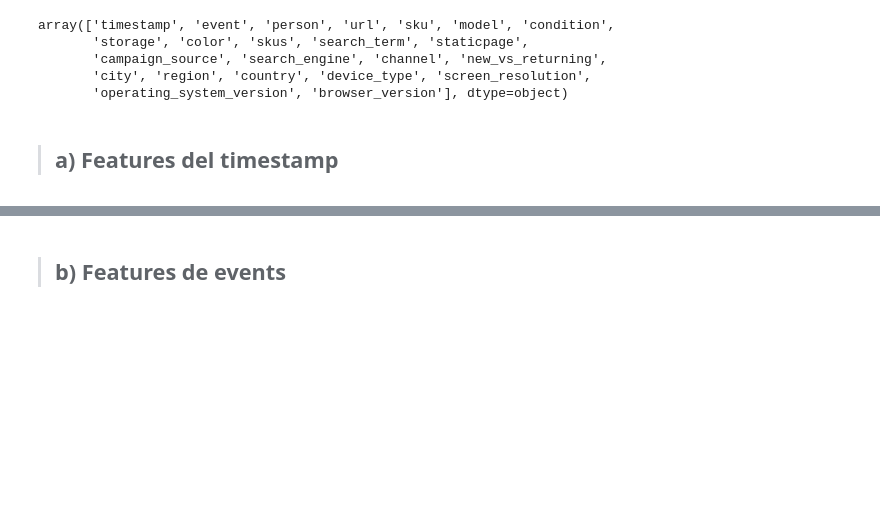
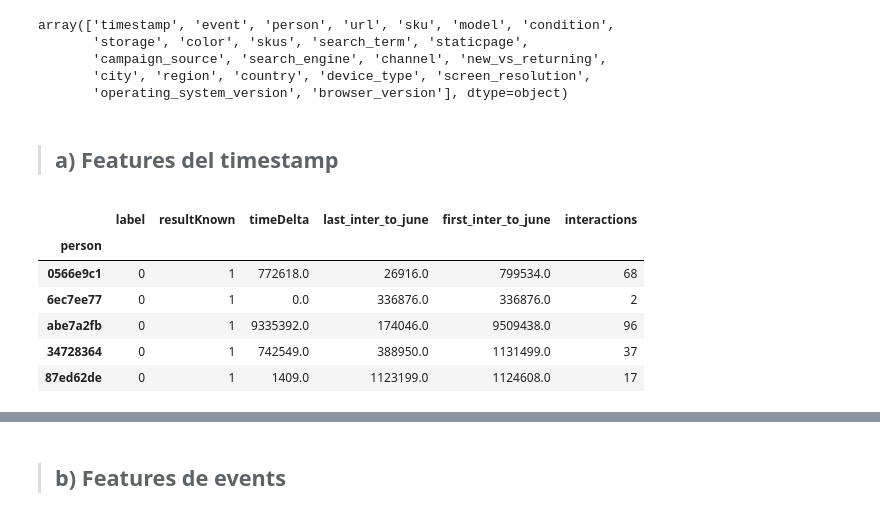
Before and after one commit to eld1e6o/Organizaci-nDeDatosFIUBA, a Jupyter notebook: TP2/kernel.ipynb, the cells around one changed output, grey strips where cells are left out. Drawn from its saved outputs; the diff is of its cells as text; code cells hidden in the pictures; blank space fills up the shorter version.

```diff
--- a/TP2/kernel.ipynb
+++ b/TP2/kernel.ipynb
@@ -446,6 +439,16 @@ new_vector_features = new_vector_features.join(last_inter_to_june, on = 'person'
 # %%
 # Cantidad de interacciones en el tiempo especificado
 new_vector_features['interactions'] = grouped_input_train['timestamp'].count()
+# %%
+new_vector_features.head() # Features hasta ahora
+# %% [output]
+|  | label | resultKnown | timeDelta | last_inter_to_june | first_inter_to_june | interactions |
+| person |  |  |  |  |  |  |
+| 0566e9c1 | 0 | 1 | 772618.0 | 26916.0 | 799534.0 | 68 |
+| 6ec7ee77 | 0 | 1 | 0.0 | 336876.0 | 336876.0 | 2 |
+| abe7a2fb | 0 | 1 | 9335392.0 | 174046.0 | 9509438.0 | 96 |
+| 34728364 | 0 | 1 | 742549.0 | 388950.0 | 1131499.0 | 37 |
+| 87ed62de | 0 | 1 | 1409.0 | 1123199.0 | 1124608.0 | 17 |
 # %%
 #one_hot_weekday['isWeekend'] = one_hot_weekday[True]
 # %%
```
Also changed, not shown: parts of 16 cells of this notebook, 1 other file.
